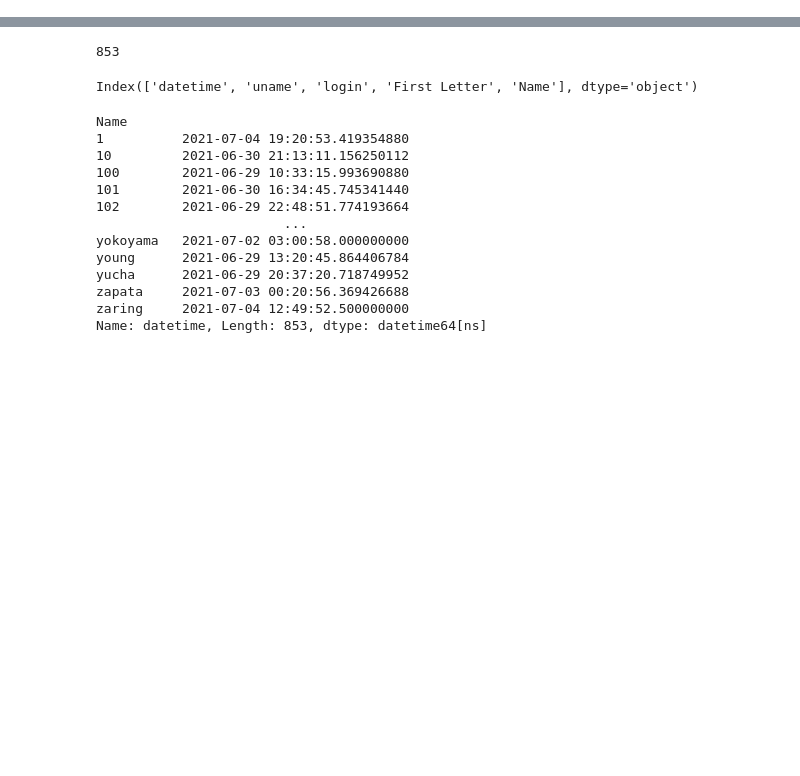
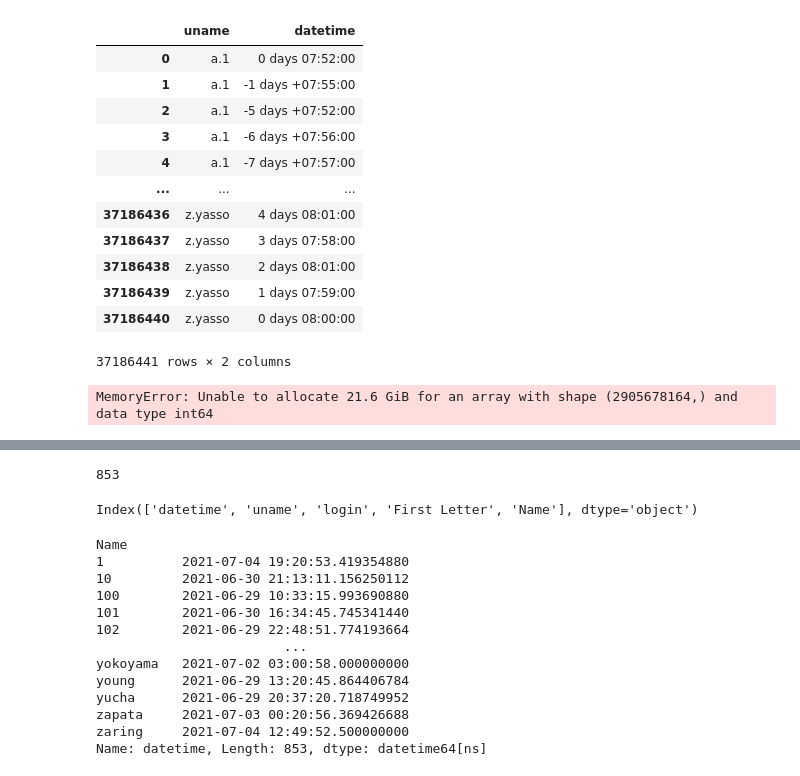
Before and after one commit to jamorr/nsa_challenge, a Jupyter notebook: logins.ipynb, the cells around one changed output, grey strips where cells are left out. Cells and saved outputs as stored; diff of their text form; code cells hidden in the pictures; blank space fills up the shorter version.

```diff
--- a/logins.ipynb
+++ b/logins.ipynb
@@ -30,0 +36,40 @@ df = df.set_index("datetime")
+# %%
+"""There's one account that changed behavior in July in a
+way that is hard to detect. The employee is cheating the
+timecard system."""
+
+
+# df = df.rename(columns={'0_1':'datetime', 2:'uname', 3:'login'})
+# df = df.sort_values(by=['uname', 'datetime'])
+jdf = df.reset_index()
+
+# Initialize a column of the time since the user's last login
+
+jdf['Last_login'] = jdf['datetime'].diff()
+
+logins = jdf[jdf['login'] == 'IN']
+logouts = jdf[jdf['login'] == 'OUT']
+
+
+# Make sure first logout happens after first login
+first_logout_after_login = logouts.groupby('uname').apply(
+    lambda x: x[x['datetime'] > logins.loc[logins['uname'] == x.name].iloc[0]['datetime']])
+
+# Calculate time differences
+time_diff = (first_logout_after_login.set_index('uname')['datetime'] - logins.set_index('uname')['datetime']).reset_index().rename(columns={0: 'time_diff'})
+# %%
+time_diff
+# %% [output]
+|  | uname | datetime |
+| 0 | a.1 | 0 days 07:52:00 |
+| 1 | a.1 | -1 days +07:55:00 |
+| 2 | a.1 | -5 days +07:52:00 |
+| 3 | a.1 | -6 days +07:56:00 |
+| 4 | a.1 | -7 days +07:57:00 |
+| ... | ... | ... |
+| 37186436 | z.yasso | 4 days 08:01:00 |
+| 37186437 | z.yasso | 3 days 07:58:00 |
+| 37186438 | z.yasso | 2 days 08:01:00 |
+| 37186439 | z.yasso | 1 days 07:59:00 |
+| 37186440 | z.yasso | 0 days 08:00:00 |
+37186441 rows × 2 columns
@@ -30,0 +78,6 @@ df = df.set_index("datetime")
+# %%
+# Align time difference with date of clock out
+result = first_logout_after_login.merge(time_diff, on='uname')
+result['logout_time'] = result['datetime'] + result['time_diff']
+# %% [output]
+MemoryError: Unable to allocate 21.6 GiB for an array with shape (2905678164,) and data type int64
```
Also changed, not shown: parts of 9 cells of this notebook.
